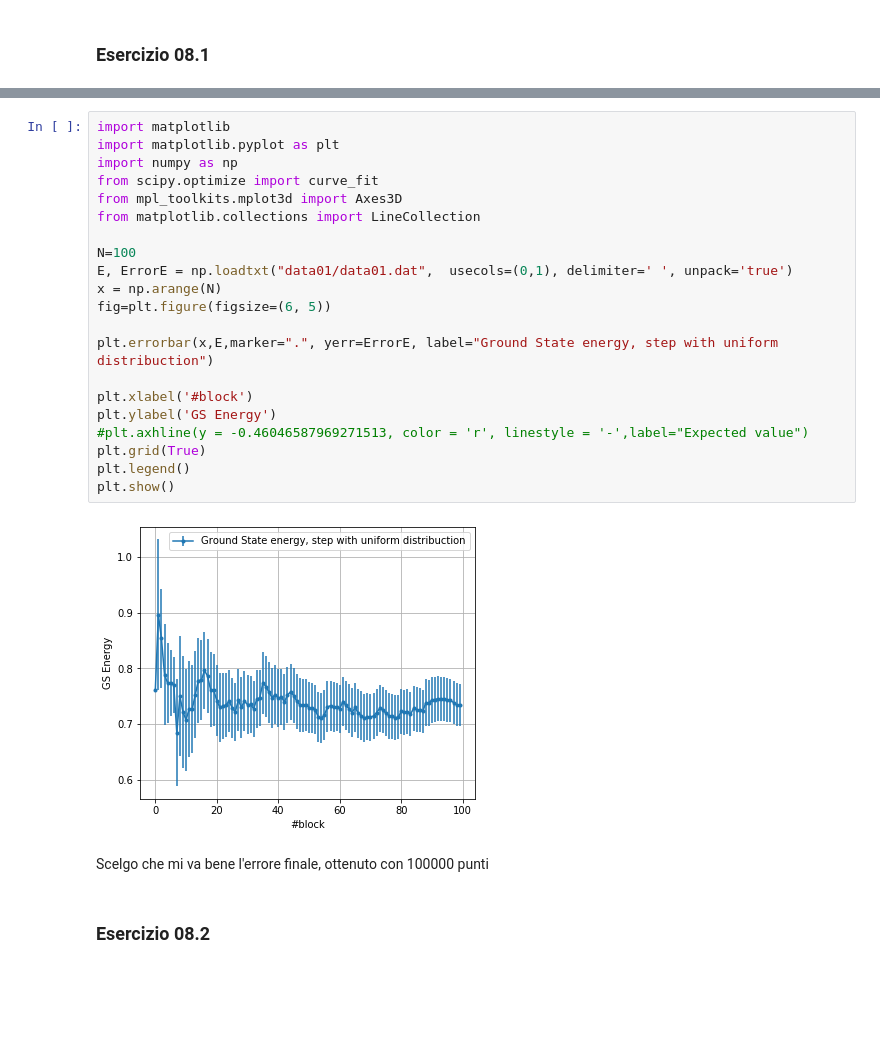
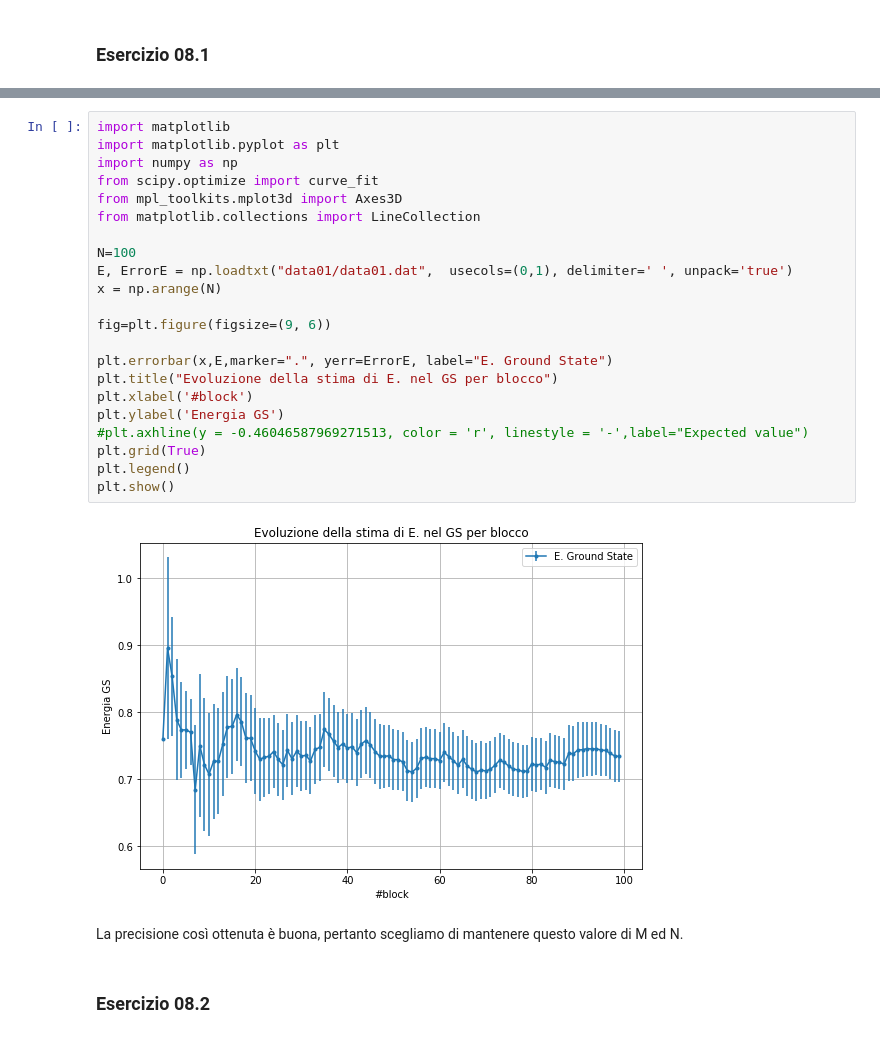
Before and after one commit to dariopullia/Numerical_Simulations_Lab, a Jupyter notebook: 08/Lezione8.ipynb, the cells around one changed output, grey strips where cells are left out. Cells and saved outputs as stored; diff of their text form; blank space fills up the shorter version.

```diff
--- a/08/Lezione8.ipynb
+++ b/08/Lezione8.ipynb
@@ -9,27 +62,28 @@ Spiegazioni varie
 # %%
 import matplotlib
 import matplotlib.pyplot as plt
 import numpy as np
 from scipy.optimize import curve_fit
 from mpl_toolkits.mplot3d import Axes3D
 from matplotlib.collections import LineCollection
 
 N=100
 E, ErrorE = np.loadtxt("data01/data01.dat",  usecols=(0,1), delimiter=' ', unpack='true')
 x = np.arange(N)
-fig=plt.figure(figsize=(6, 5))
 
-plt.errorbar(x,E,marker=".", yerr=ErrorE, label="Ground State energy, step with uniform distribuction")
+fig=plt.figure(figsize=(9, 6))
 
+plt.errorbar(x,E,marker=".", yerr=ErrorE, label="E. Ground State")
+plt.title("Evoluzione della stima di E. nel GS per blocco")
 plt.xlabel('#block')
-plt.ylabel('GS Energy')
+plt.ylabel('Energia GS')
 #plt.axhline(y = -0.46046587969271513, color = 'r', linestyle = '-',label="Expected value")
 plt.grid(True)
 plt.legend()
 plt.show()
 # %% [output]
-[figure, old version]
+[figure, new version]
-# %% [markdown]
-Scelgo che mi va bene l'errore finale, ottenuto con 100000 punti
+# %% [markdown]
+La precisione così ottenuta è buona, pertanto scegliamo di mantenere questo valore di M ed N.
 # %% [markdown]
 ### Esercizio 08.2
```
Also changed, not shown: parts of 17 cells of this notebook, 4 other files.
